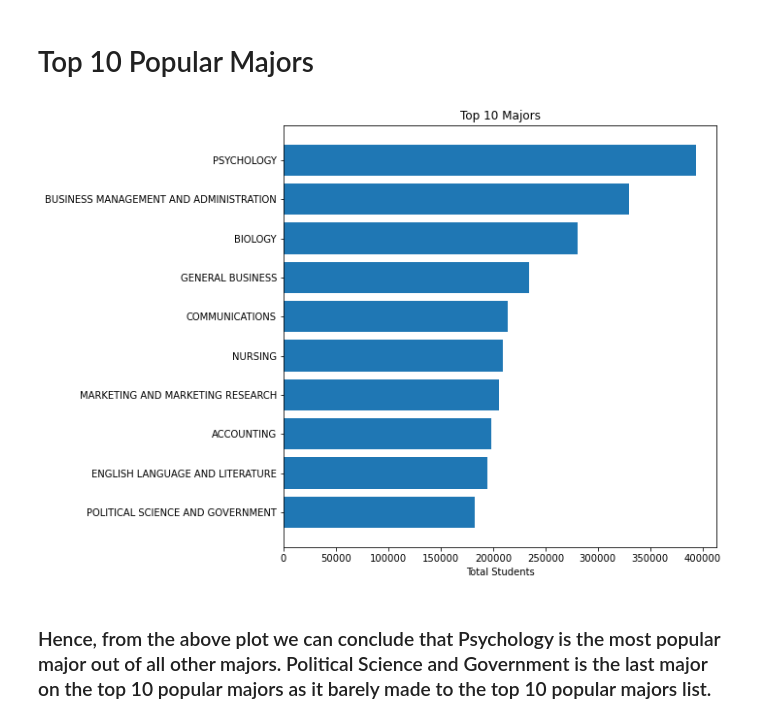
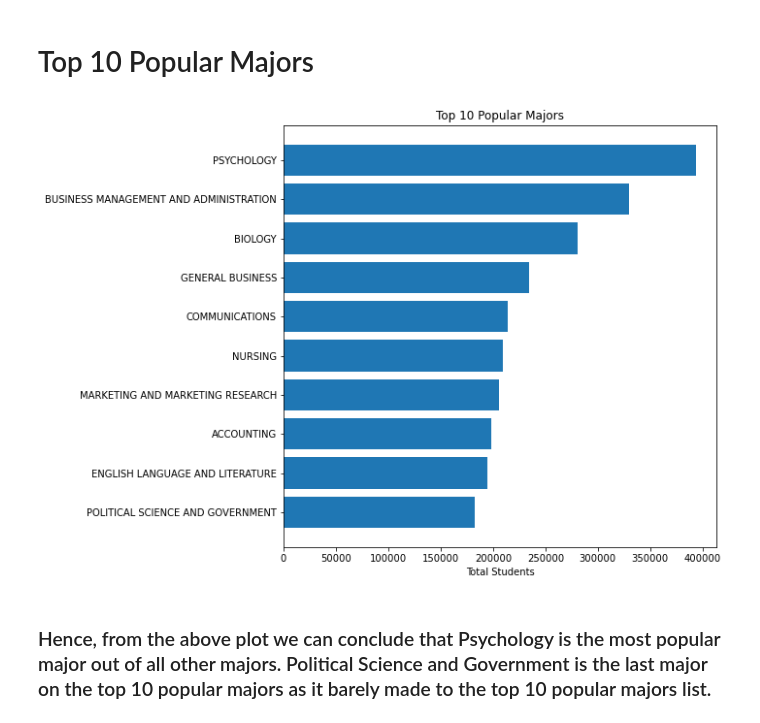
Before and after one commit to puneettokhi/CMPE255, a Jupyter notebook: college_major_analysis.ipynb, the cells around one changed output. Drawn from its saved outputs; the diff is of its cells as text; code cells hidden in the pictures.

```diff
--- a/college_major_analysis.ipynb
+++ b/college_major_analysis.ipynb
@@ -469,21 +469,21 @@ plt.show()
 # %%
 # ascending is set to False as we want top 10
 top_10_popular =recent_grads_df.sort_values(by="Total",axis=0,ascending=False)
 
 fig, ax = plt.subplots(figsize=(8,8))
 
 # barh is used to to make a horizontal bar plot
 ax.barh(top_10_popular["Major"][:10],top_10_popular["Total"][:10] )
 # slicing all the list to 10 since we want top 10 majors
 ax.set_yticks(top_10_popular["Major"][:10])
 ax.set_yticklabels(top_10_popular["Major"][:10])
 ax.invert_yaxis()  # to read the labels from top-to-bottom
 ax.set_xlabel('Total Students')
-ax.set_title('Top 10 Majors')
+ax.set_title('Top 10 Popular Majors')
 
 plt.show()
 # %% [output]
-[figure, old version]
+[figure, new version]
 # %% [markdown]
 ### Hence, from the above plot we can conclude that Psychology is the most popular major out of all other majors.  Political Science and Government is the last major on the top 10 popular majors as it barely made to the top 10 popular majors list.
 # %% [markdown]
```
Also changed, not shown: parts of 14 cells of this notebook.
